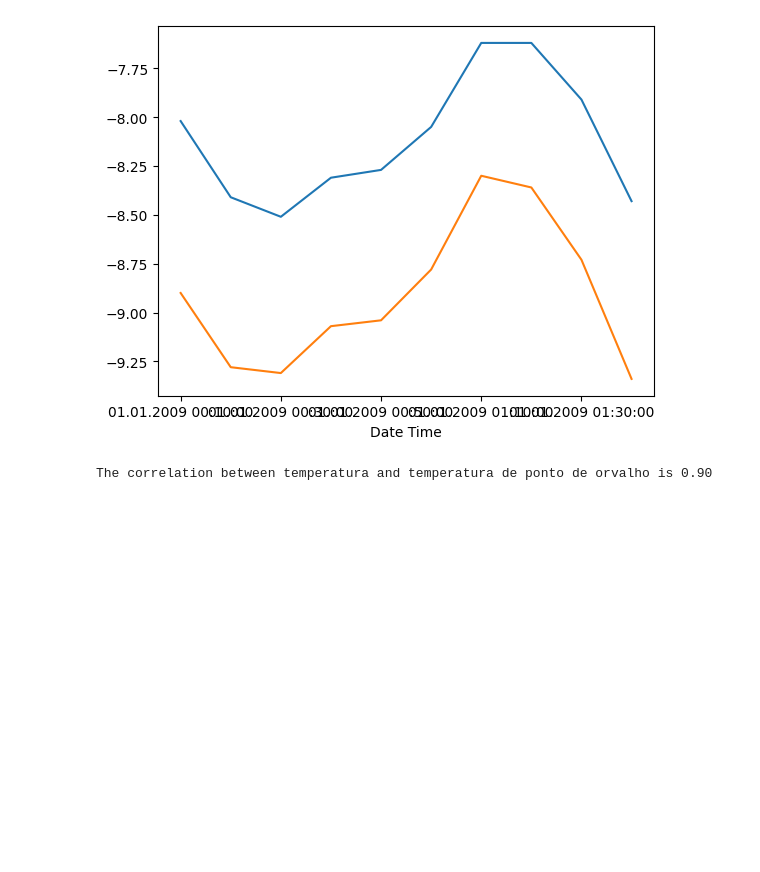
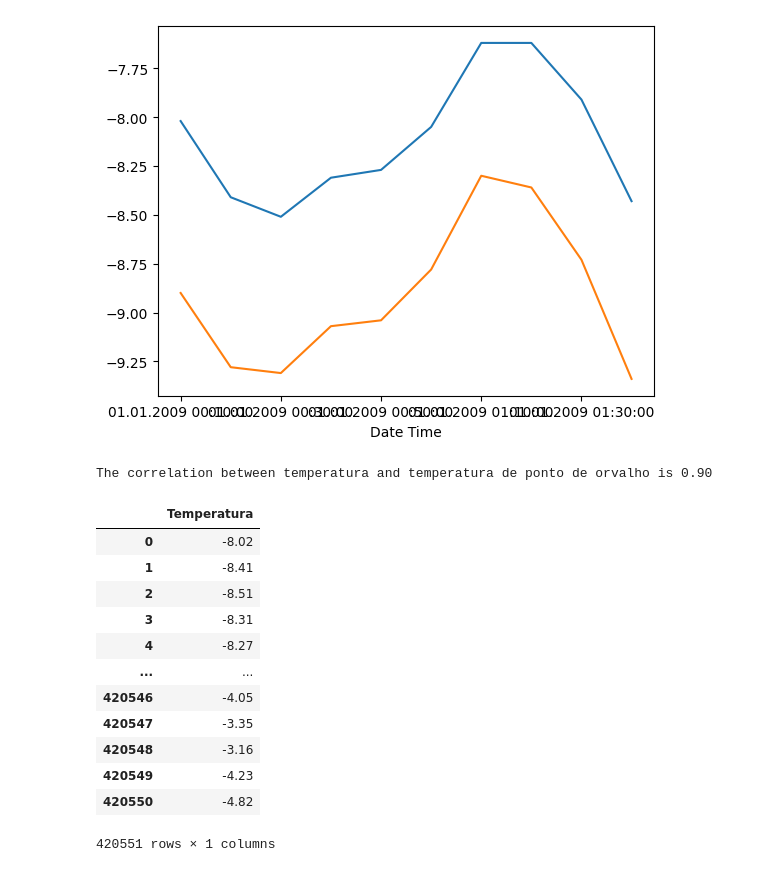
Before and after one commit to malumlinhares/time-series-analysis, a Jupyter notebook: time-series-analysis.ipynb, the cells around one changed output. Cells and saved outputs as stored; diff of their text form; code cells hidden in the pictures; blank space fills up the shorter version.

```diff
--- a/time-series-analysis.ipynb
+++ b/time-series-analysis.ipynb
@@ -59,3 +60,21 @@ correlation = temp.corr(tempDew)
 print("The correlation between temperatura and temperatura de ponto de orvalho is %4.2f" %(correlation))
 # %% [output]
 The correlation between temperatura and temperatura de ponto de orvalho is 0.90
+# %%
+#cria um novo dataframe
+dfx  = pd.DataFrame(temp.values, columns=['Temperatura'])
+dfx
+# %% [output]
+|  | Temperatura |
+| 0 | -8.02 |
+| 1 | -8.41 |
+| 2 | -8.51 |
+| 3 | -8.31 |
+| 4 | -8.27 |
+| ... | ... |
+| 420546 | -4.05 |
+| 420547 | -3.35 |
+| 420548 | -3.16 |
+| 420549 | -4.23 |
+| 420550 | -4.82 |
+420551 rows × 1 columns
```
Also changed, not shown: parts of 4 cells of this notebook.
